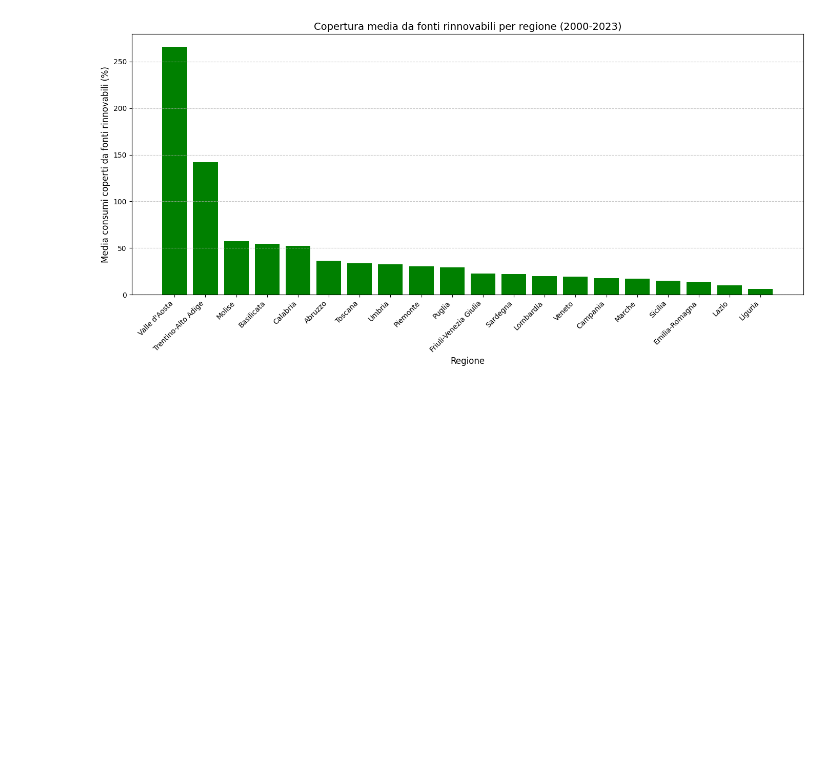
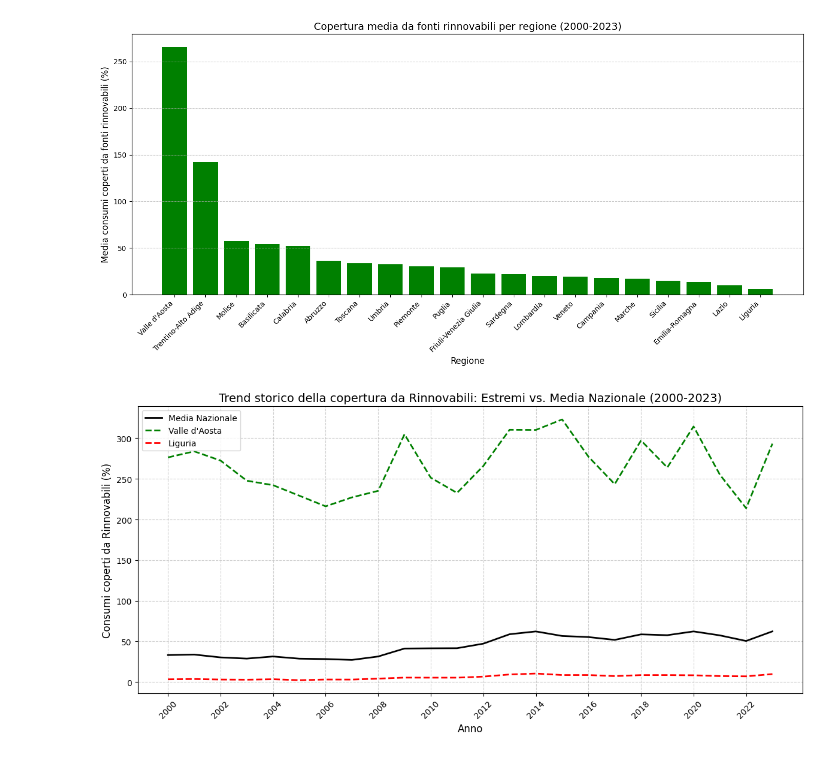
Before and after one commit to margheritabagnolini/progetto_bigdata, a Jupyter notebook: progetto_bagnolini.ipynb, the cells around one changed output. Drawn from its saved outputs; the diff is of its cells as text; code cells hidden in the pictures; blank space fills up the shorter version.

Commit message:
Feat: worst, best and avarage region graph

```diff
--- a/progetto_bagnolini.ipynb
+++ b/progetto_bagnolini.ipynb
@@ -232,3 +232,38 @@ plt.tight_layout()
 plt.show()
 # %% [output]
 [figure]
+# %%
+# 9. Visualizzazione grafico del trend storico a confronto
+
+# Calcolo media nazionale
+df_trend_nazionale = df_analisi.groupby('anno')['valore_std'].mean().reset_index(name='Nazionale')
+
+# Identificazione regione migliore e peggiore
+best_region = df_analisi_media_regionale['regione'].iloc[0]
+worst_region = df_analisi_media_regionale['regione'].iloc[-1]
+df_trend_estremi = df_analisi[df_analisi['regione'].isin([best_region, worst_region])]
+df_trend_estremi = df_trend_estremi.pivot(index='anno', columns='regione', values='valore_std').reset_index()
+
+# Uniamo i trend delle regioni estreme con la media nazionale
+df_trend_finale = pd.merge(df_trend_nazionale, df_trend_estremi, on='anno', how='inner')
+
+plt.figure(figsize=(12, 6))
+
+# Linea della media nazionale (scura, spessa)
+plt.plot(df_trend_finale['anno'], df_trend_finale['Nazionale'], label='Media Nazionale', color='black', linewidth=2)
+# Linea della migliore regione (verde, tratteggiata)
+plt.plot(df_trend_finale['anno'], df_trend_finale[best_region], label=best_region, color='green', linestyle='--', linewidth=2)
+# Linea della peggiore regione (rossa, punteggiata)
+plt.plot(df_trend_finale['anno'], df_trend_finale[worst_region], label=worst_region, color='red', linestyle='--', linewidth=2)
+
+# Formattazione
+plt.title(f"Trend storico della copertura da Rinnovabili: Estremi vs. Media Nazionale (2000-2023)", fontsize=14)
+plt.xlabel("Anno", fontsize=12)
+plt.ylabel("Consumi coperti da Rinnovabili (%)", fontsize=12)
+plt.legend(fontsize=10)
+plt.grid(True, linestyle='--', alpha=0.6)
+plt.xticks(df_trend_finale['anno'][::2], rotation=45)
+plt.tight_layout()
+plt.show()
+# %% [output]
+[figure, added]
```
Also changed, not shown: parts of 1 cell of this notebook.
